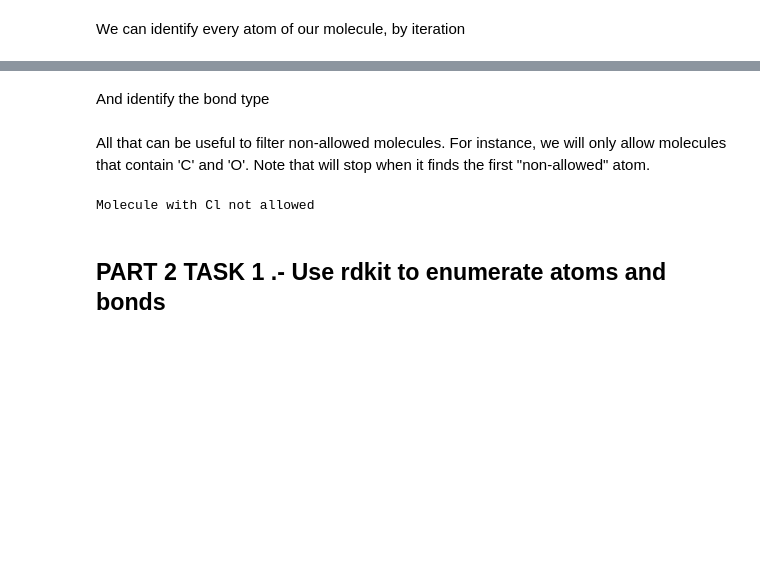
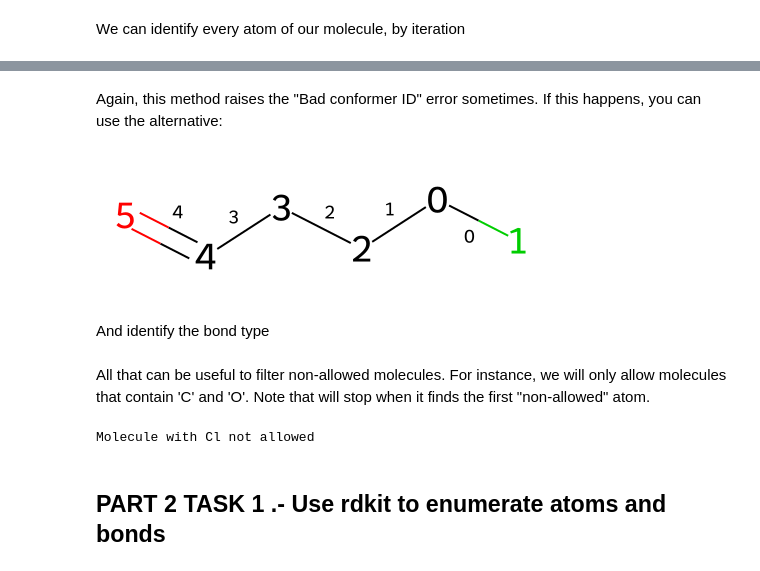
Before and after one commit to evaserranocandelas/course, a Jupyter notebook: COURSE_session_preprocess.ipynb, the cells around one changed output, grey strips where cells are left out. Cells and saved outputs as stored; diff of their text form; code cells hidden in the pictures; blank space fills up the shorter version.

```diff
--- a/COURSE_session_preprocess.ipynb
+++ b/COURSE_session_preprocess.ipynb
@@ -130,6 +140,16 @@ d2d.FinishDrawing()
 SVG(d2d.GetDrawingText())
 # %% [output]
 [drawing not drawn]
+# %% [markdown]
+Again, this method raises the "Bad conformer ID" error sometimes. If this happens, you can use the alternative:
+# %%
+for bond in mol.GetBonds():
+    lbl = '%s'%(bond.GetIdx())
+    bond.SetProp('bondNote',lbl)
+
+mol
+# %% [output]
+[figure, added]
 # %% [markdown]
 And identify the bond type
 # %%
```
Also changed, not shown: parts of 2 cells of this notebook.
